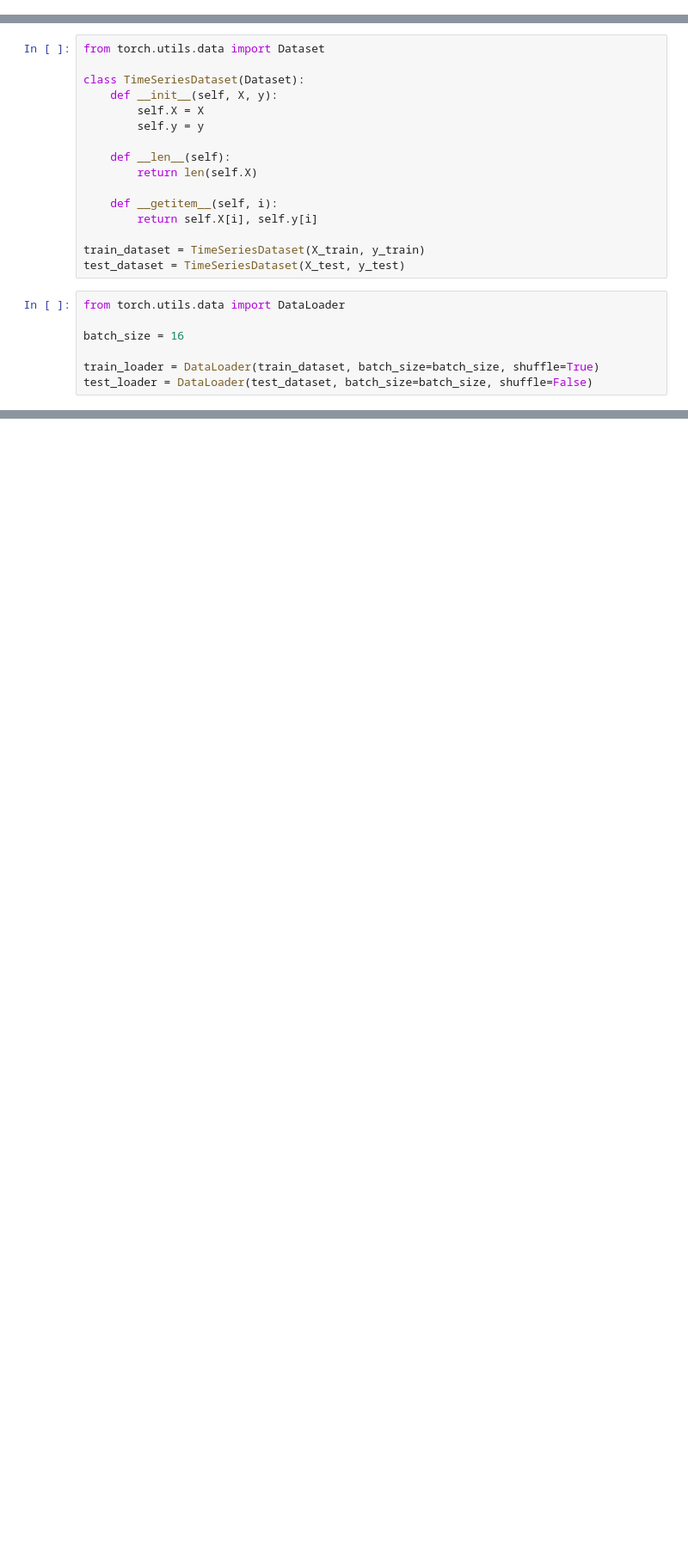
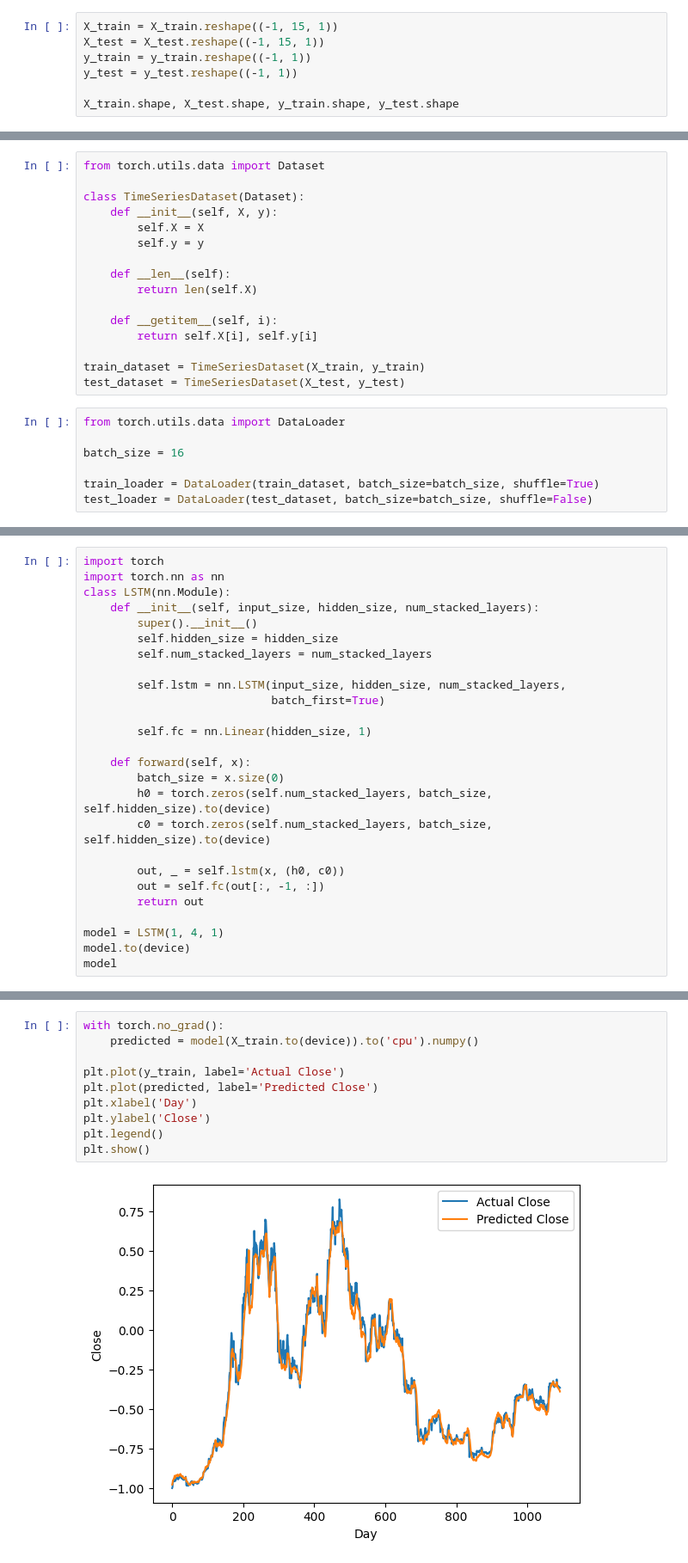
Before and after one commit to Ivo196/Crypto-Price-Forecasting-Using-Autoformer, a Jupyter notebook: Crypto price forecasting using Autoformer.ipynb, the cells around one changed output, grey strips where cells are left out. Shown at 86% size. Drawn from its saved outputs; the diff is of its cells as text; blank space fills up the shorter version.

```diff
--- a/Crypto price forecasting using Autoformer.ipynb
+++ b/Crypto price forecasting using Autoformer.ipynb
@@ -223,2 +207,9 @@ X_train, X_test, y_train, y_test
 # %% [markdown]
 ## Convertimos a Tensor
+# %%
+X_train = X_train.reshape((-1, 15, 1))
+X_test = X_test.reshape((-1, 15, 1))
+y_train = y_train.reshape((-1, 1))
+y_test = y_test.reshape((-1, 1))
+
+X_train.shape, X_test.shape, y_train.shape, y_test.shape
@@ -306,0 +260,26 @@ AutoformerConfig {
+# %%
+import torch
+import torch.nn as nn
+class LSTM(nn.Module):
+    def __init__(self, input_size, hidden_size, num_stacked_layers):
+        super().__init__()
+        self.hidden_size = hidden_size
+        self.num_stacked_layers = num_stacked_layers
+
+        self.lstm = nn.LSTM(input_size, hidden_size, num_stacked_layers,
+                            batch_first=True)
+
+        self.fc = nn.Linear(hidden_size, 1)
+
+    def forward(self, x):
+        batch_size = x.size(0)
+        h0 = torch.zeros(self.num_stacked_layers, batch_size, self.hidden_size).to(device)
+        c0 = torch.zeros(self.num_stacked_layers, batch_size, self.hidden_size).to(device)
+
+        out, _ = self.lstm(x, (h0, c0))
+        out = self.fc(out[:, -1, :])
+        return out
+
+model = LSTM(1, 4, 1)
+model.to(device)
+model
@@ -306,0 +359,12 @@ AutoformerConfig {
+# %%
+with torch.no_grad():
+    predicted = model(X_train.to(device)).to('cpu').numpy()
+
+plt.plot(y_train, label='Actual Close')
+plt.plot(predicted, label='Predicted Close')
+plt.xlabel('Day')
+plt.ylabel('Close')
+plt.legend()
+plt.show()
+# %% [output]
+[figure, added]
```
Also changed, not shown: parts of 11 cells of this notebook.
